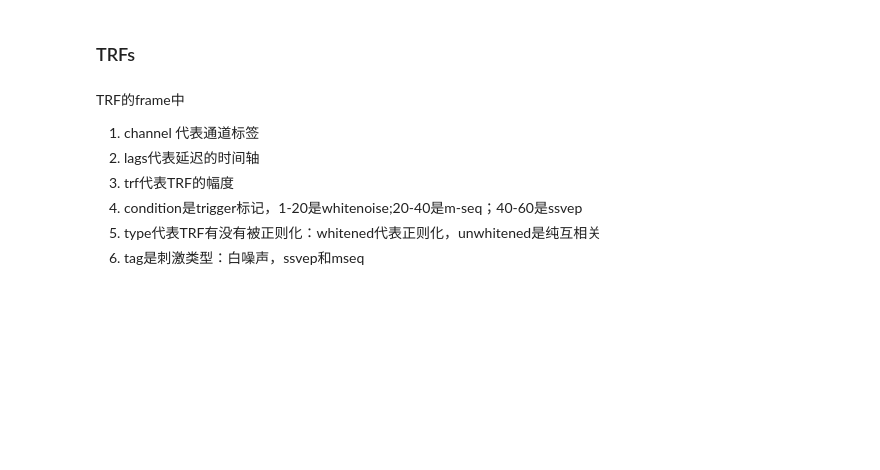
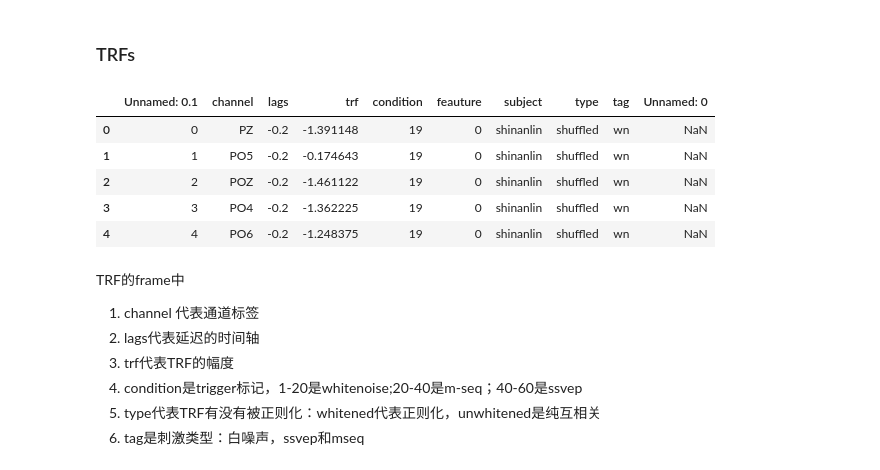
Before and after one commit to shinanlin/WN-BCI, a Jupyter notebook: analysis.ipynb, the cells around one changed output. Cells and saved outputs as stored; diff of their text form; code cells hidden in the pictures; blank space fills up the shorter version.

```diff
--- a/analysis.ipynb
+++ b/analysis.ipynb
@@ -20,17 +20,23 @@ client = Client()
 ### TRFs
 # %%
 TRFs = []
-add = 'results/exp-2'
+add = 'results/offline'
 subs = os.listdir(add)
 
 for sub in subs:
     subFolder = add+os.sep+sub
     f = pd.read_csv(subFolder+os.sep+'TRF.csv')
     TRFs.append(f)
 
 TRFs = pd.concat(TRFs,ignore_index=True)
-# TRFs = TRFs.loc[TRFs.subject!='diode']
 TRFs.head()
+# %% [output]
+|  | Unnamed: 0.1 | channel | lags | trf | condition | feauture | subject | type | tag | Unnamed: 0 |
+| 0 | 0 | PZ | -0.2 | -1.391148 | 19 | 0 | shinanlin | shuffled | wn | NaN |
+| 1 | 1 | PO5 | -0.2 | -0.174643 | 19 | 0 | shinanlin | shuffled | wn | NaN |
+| 2 | 2 | POZ | -0.2 | -1.461122 | 19 | 0 | shinanlin | shuffled | wn | NaN |
+| 3 | 3 | PO4 | -0.2 | -1.362225 | 19 | 0 | shinanlin | shuffled | wn | NaN |
+| 4 | 4 | PO6 | -0.2 | -1.248375 | 19 | 0 | shinanlin | shuffled | wn | NaN |
 # %% [markdown]
 TRF的frame中
 1. channel 代表通道标签
```
Also changed, not shown: parts of 60 cells of this notebook, 8 other files.
